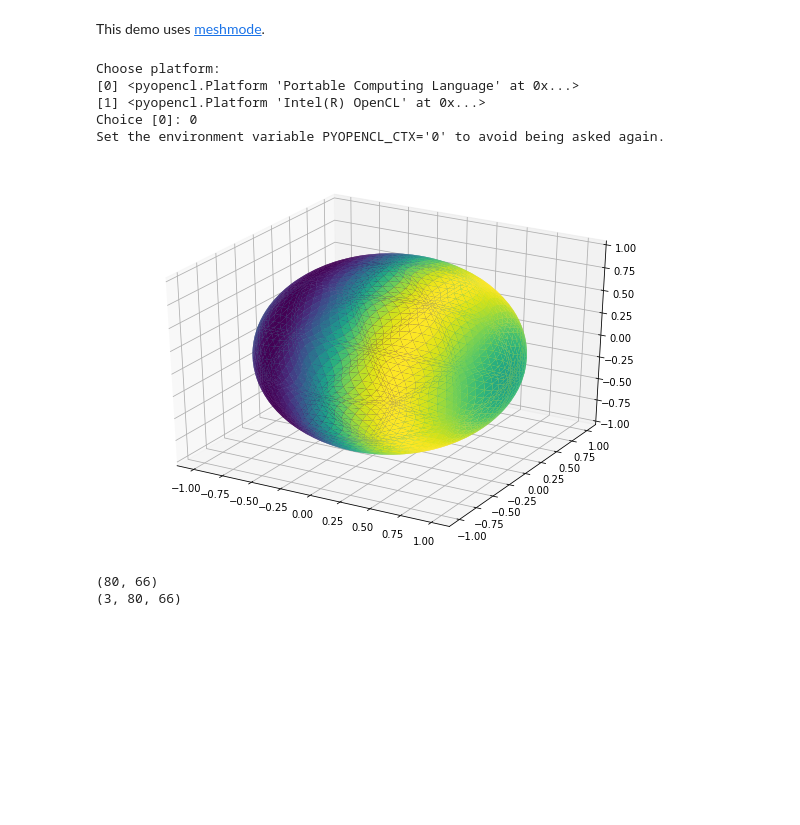
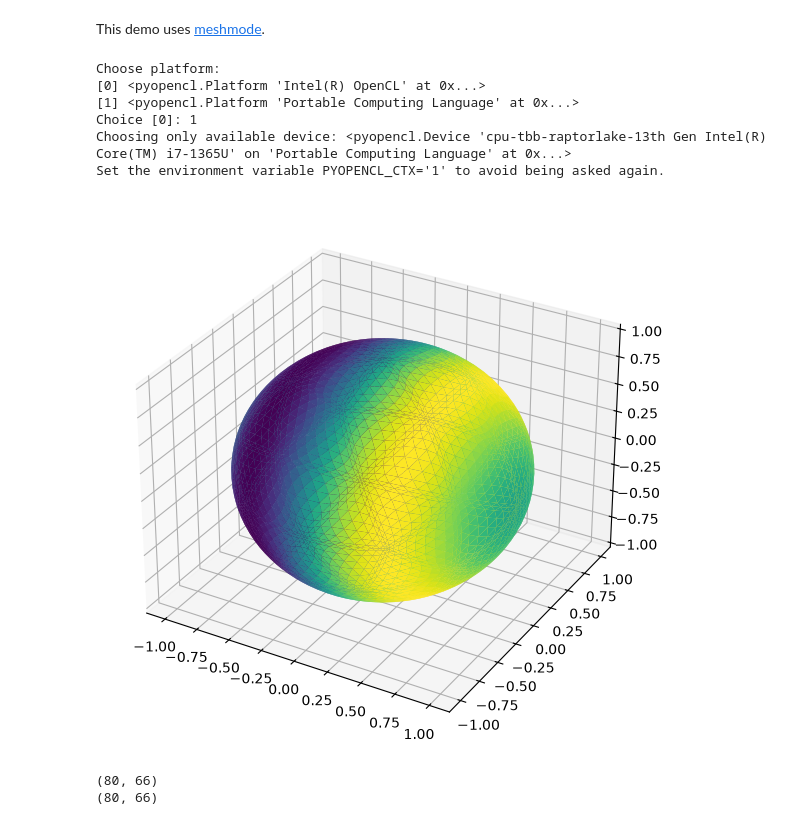
Before and after one commit to inducer/fast-alg-ie-notes, a Jupyter notebook: demos/discretization/Working with Unstructured Meshes.ipynb, the cells around one changed output. Cells and saved outputs as stored; diff of their text form; code cells hidden in the pictures; blank space fills up the shorter version.

Commit message:
Update unstructured-mesh demo for modern meshmode

```diff
--- a/demos/discretization/Working with Unstructured Meshes.ipynb
+++ b/demos/discretization/Working with Unstructured Meshes.ipynb
@@ -38,40 +39,37 @@ import matplotlib.pyplot as plt
 # %%
 cl_ctx = cl.create_some_context(interactive=True)
 queue = cl.CommandQueue(cl_ctx)
+actx = PyOpenCLArrayContext(queue)
 # %% [output]
 Choose platform:
-[0] <pyopencl.Platform 'Portable Computing Language' at 0x...>
-[1] <pyopencl.Platform 'Intel(R) OpenCL' at 0x...>
-Choice [0]: 0
-Set the environment variable PYOPENCL_CTX='0' to avoid being asked again.
+[0] <pyopencl.Platform 'Intel(R) OpenCL' at 0x...>
+[1] <pyopencl.Platform 'Portable Computing Language' at 0x...>
+Choice [0]: 1
+Choosing only available device: <pyopencl.Device 'cpu-tbb-raptorlake-13th Gen Intel(R) Core(TM) i7-1365U' on 'Portable Computing Language' at 0x...>
+Set the environment variable PYOPENCL_CTX='1' to avoid being asked again.
 # %%
 order = 10
 # %%
-mesh = mgen.generate_icosphere(r=1, order=order, uniform_refinement_rounds=1)
+mesh = mgen.generate_sphere(r=1, order=order, uniform_refinement_rounds=1)
 
-discr = Discretization(cl_ctx, mesh,
-        PolynomialWarpAndBlendGroupFactory(order))
+discr = Discretization(actx, mesh, PolynomialRecursiveNodesGroupFactory(order, "lgl"))
 # %%
 from meshmode.discretization.visualization import make_visualizer
-vis = make_visualizer(queue, discr, order)
+vis = make_visualizer(actx, discr)
 
 x, y, z = discr.nodes()
-val = cl.clmath.sin(3*x.with_queue(queue))
+val = actx.np.sin(3*actx.thaw(x))
 
 plt.figure(figsize=(10, 7))
 vis.show_scalar_in_matplotlib_3d(val, do_show=False)
 # %% [output]
-[figure, old version]
+[figure, new version]
-# %%
-grp = discr.groups[0]
-val_view = grp.view(val.get(queue=queue))
-nodes = grp.view(discr.nodes().get(queue=queue))
-
-print(val_view.shape)
-print(nodes.shape)
-# %% [output]
-(80, 66)
-(3, 80, 66)
+# %%
+print(val[0].shape)
+print(discr.nodes()[0][0].shape)
+# %% [output]
+(80, 66)
+(80, 66)
 # %%
 plt.plot(grp.unit_nodes[0], grp.unit_nodes[1], "o")
 plt.gca().set_aspect("equal")
```
Also changed, not shown: parts of 4 cells of this notebook.
